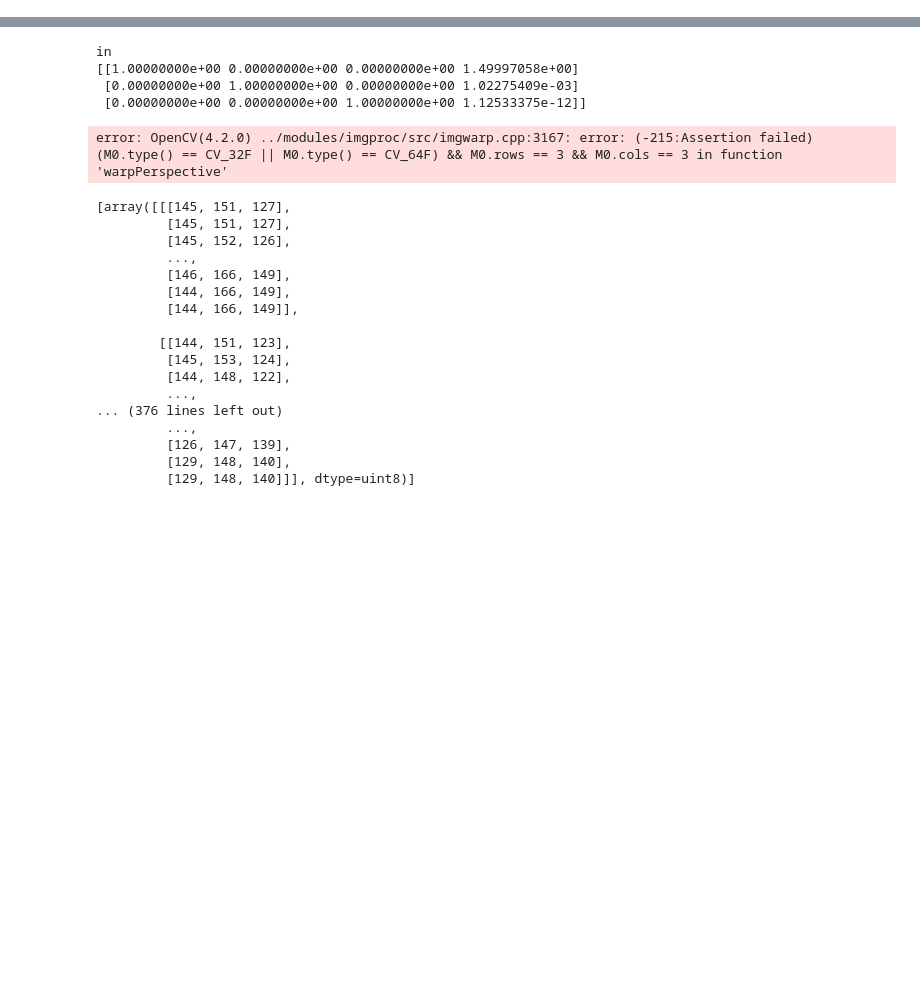
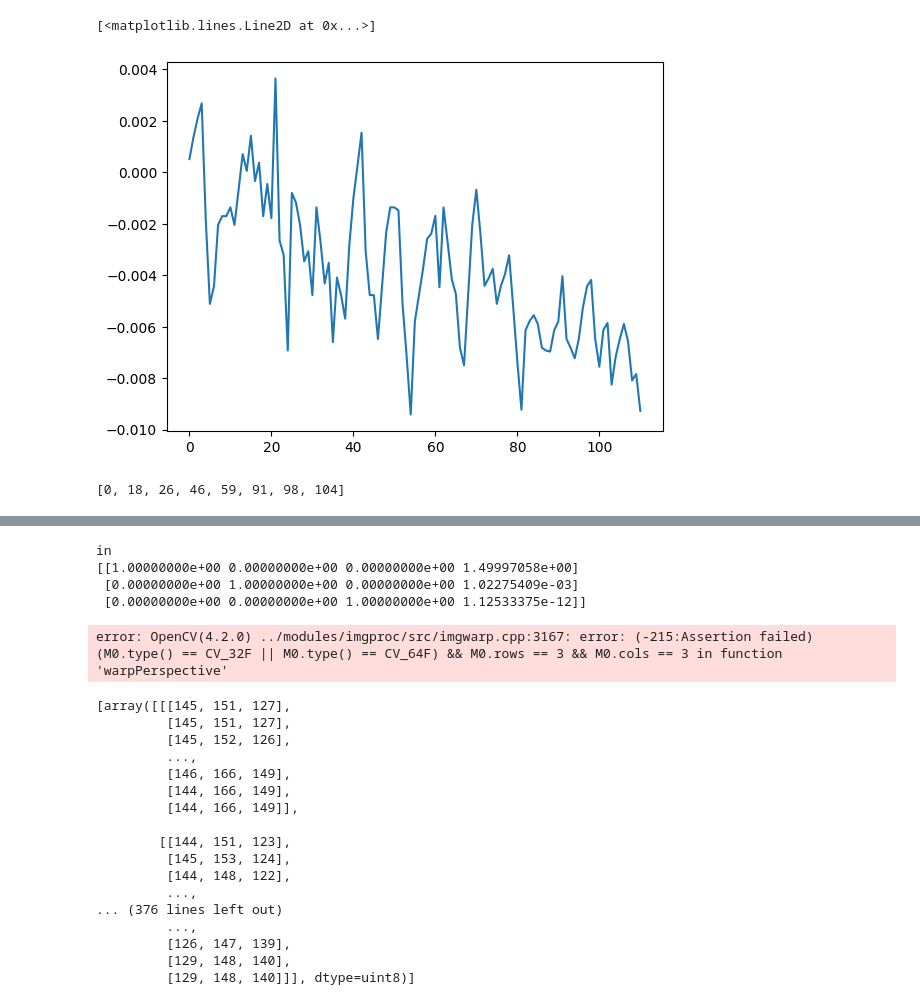
Before and after one commit to SAAB-NTU/2023_UWR, a Jupyter notebook: Analysis/Align_script.ipynb, the cells around one changed output, grey strips where cells are left out. Cells and saved outputs as stored; diff of their text form; code cells hidden in the pictures; blank space fills up the shorter version.

```diff
--- a/Analysis/Align_script.ipynb
+++ b/Analysis/Align_script.ipynb
@@ -48,0 +111,25 @@ for x in camera_tared:
+# %%
+plt.plot(df.iloc[:]["Pose_Y"])
+# %% [output]
+[<matplotlib.lines.Line2D at 0x...>]
+[figure, added]
+# %%
+l2=[]
+for x in range(0,len(z_d)):
+    for y in range(x+1,len(z_d)):
+        if(z_d[y]-z_d[x]>0.25):
+            l2.append((x,y))
+            break
+compare=l2[0]
+l3=[compare]
+l4=[compare[0]]
+for x in l2[1:]:
+    if(compare[1]==x[0]):
+        compare=x
+        l3.append(x)
+        l4.append(x[0])
+        #l4.append(x[1])
+
+l4
+# %% [output]
+[0, 18, 26, 46, 59, 91, 98, 104]
```
Also changed, not shown: parts of 12 cells of this notebook, 11 other files.
